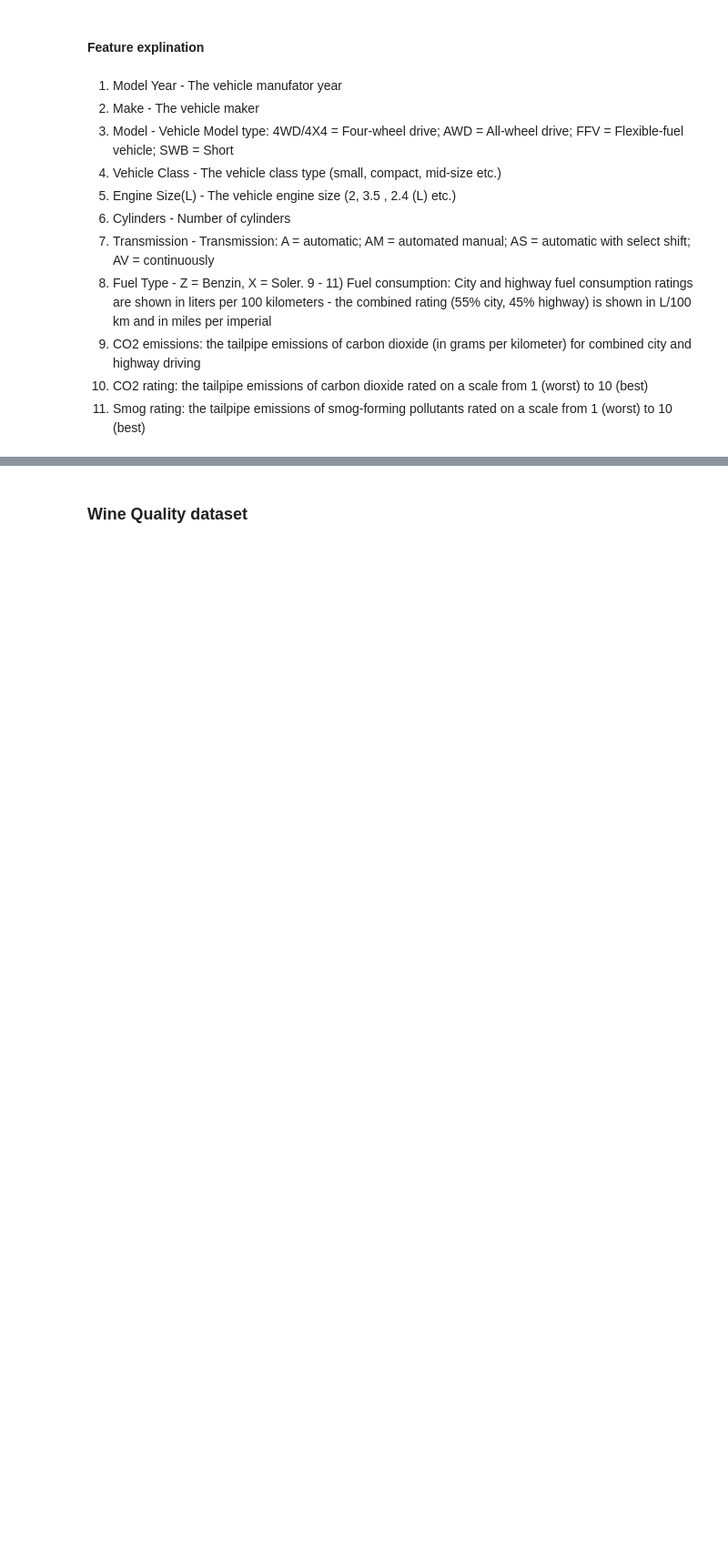
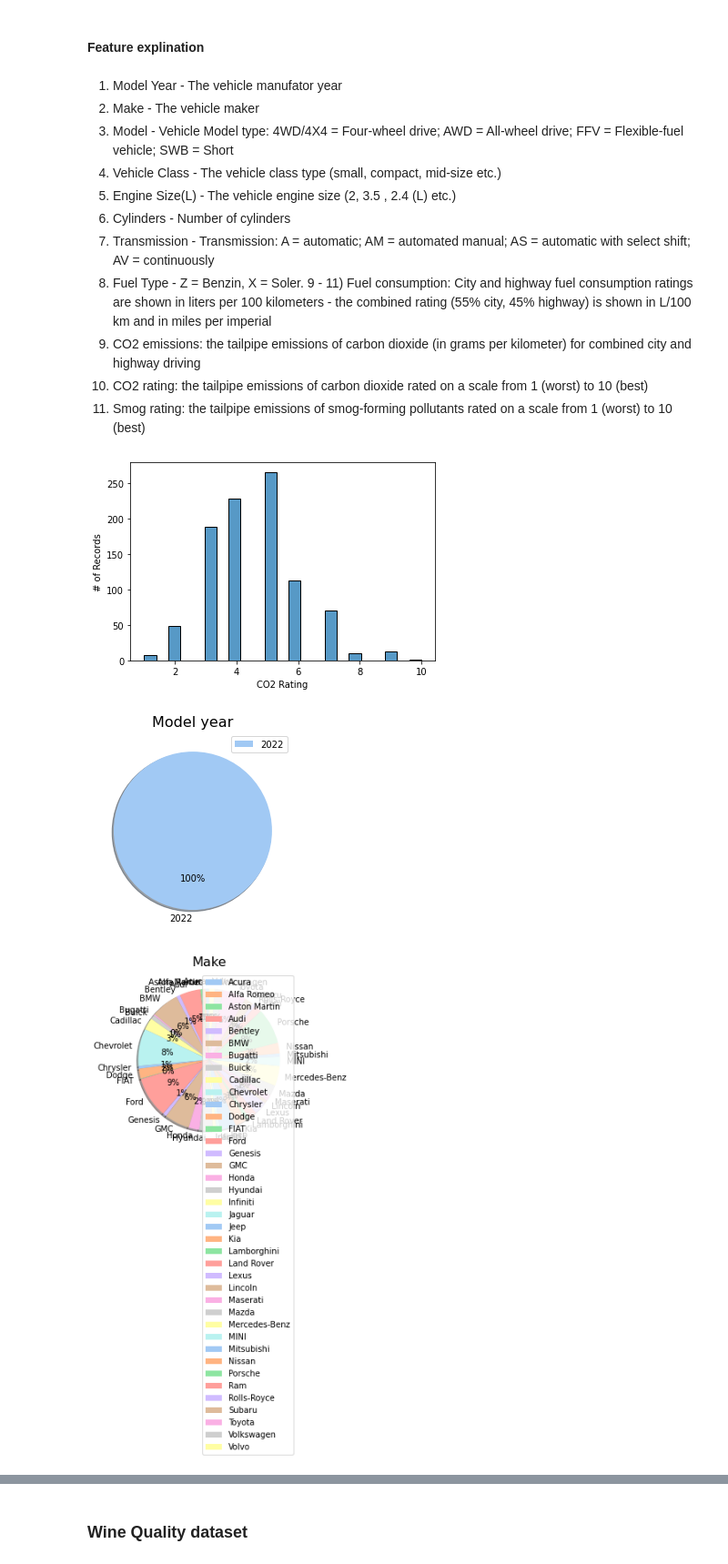
Before and after one commit to Erez123454/MachineLearning_Ass1, a Jupyter notebook: DataAnalysis.ipynb, the cells around one changed output, grey strips where cells are left out. Shown: that part at 91% size. Drawn from its saved outputs; the diff is of its cells as text; code cells hidden in the pictures; blank space fills up the shorter version.

```diff
--- a/DataAnalysis.ipynb
+++ b/DataAnalysis.ipynb
@@ -304,3 +334,9 @@ fuelConsumptionDataset.describe()
 12) CO2 emissions: the tailpipe emissions of carbon dioxide (in grams per kilometer) for combined city and highway driving
 13) CO2 rating: the tailpipe emissions of carbon dioxide rated on a scale from 1 (worst) to 10 (best)
 14) Smog rating: the tailpipe emissions of smog-forming pollutants rated on a scale from 1 (worst) to 10 (best)
+# %%
+plotChartForAllDataset(fuelConsumptionDataset,excludeList=["Model"])
+# %% [output]
+[figure, added]
+[figure, added]
+[figure, added]
```
Also changed, not shown: parts of 4 cells of this notebook.
